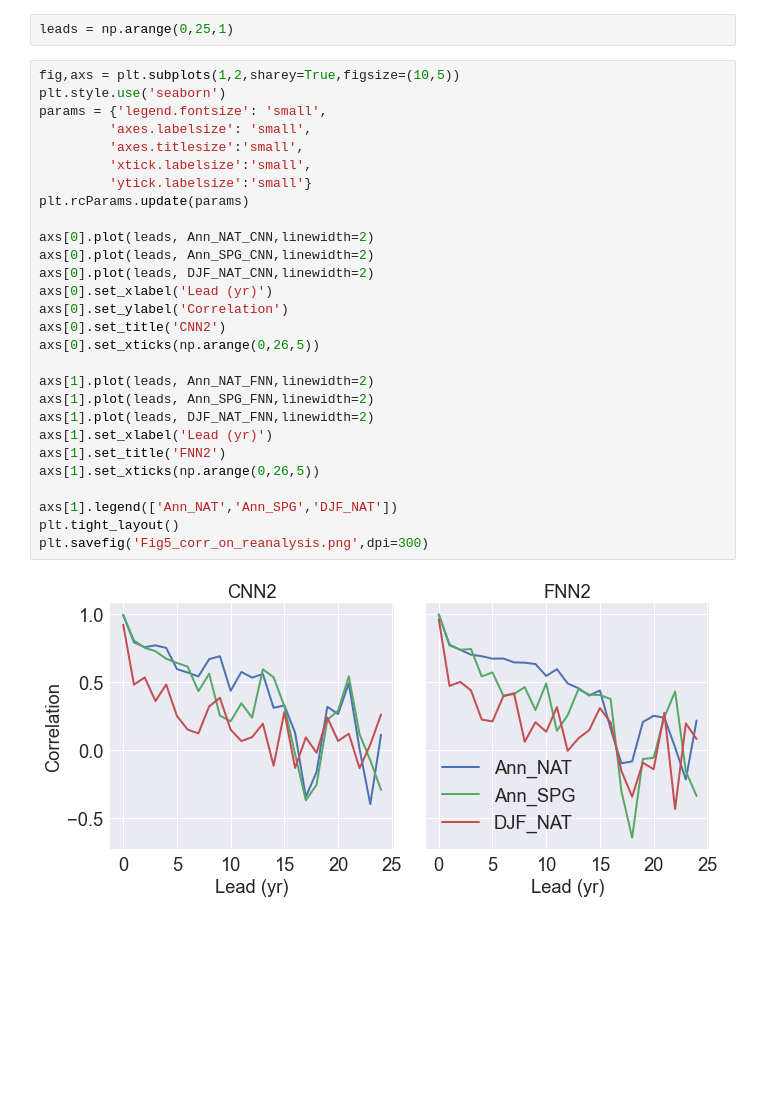
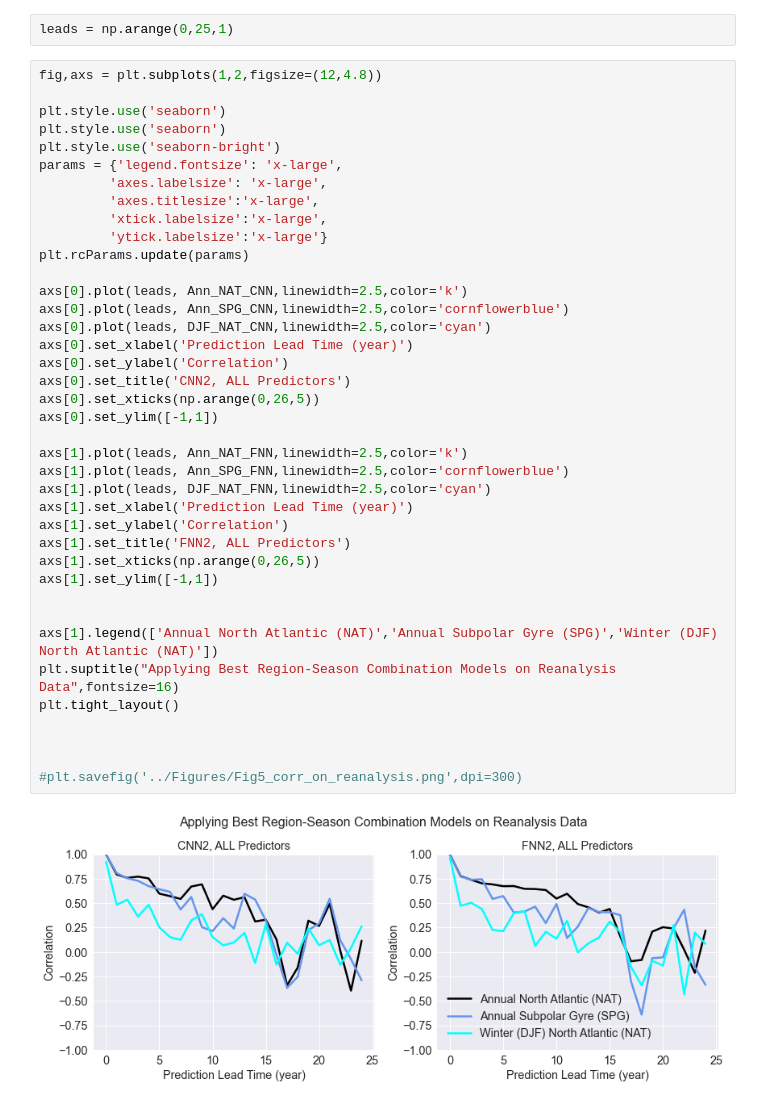
Before and after one commit to glennliu265/predict_amv, a Jupyter notebook: Reanalysis_validation/plot_correlation_for_reanalysis_data.ipynb, the cells around one changed output. Drawn from its saved outputs; the diff is of its cells as text; blank space fills up the shorter version.

Commit message:
add figure 5

```diff
--- a/Reanalysis_validation/plot_correlation_for_reanalysis_data.ipynb
+++ b/Reanalysis_validation/plot_correlation_for_reanalysis_data.ipynb
@@ -14,32 +14,43 @@ DJF_NAT_FNN = df['DJF_FNN']
 # %%
 leads = np.arange(0,25,1)
 # %%
-fig,axs = plt.subplots(1,2,sharey=True,figsize=(10,5))
+fig,axs = plt.subplots(1,2,figsize=(12,4.8))
+
 plt.style.use('seaborn')
-params = {'legend.fontsize': 'small',
-         'axes.labelsize': 'small',
-         'axes.titlesize':'small',
-         'xtick.labelsize':'small',
-         'ytick.labelsize':'small'}
+plt.style.use('seaborn')
+plt.style.use('seaborn-bright')
+params = {'legend.fontsize': 'x-large',
+         'axes.labelsize': 'x-large',
+         'axes.titlesize':'x-large',
+         'xtick.labelsize':'x-large',
+         'ytick.labelsize':'x-large'}
 plt.rcParams.update(params)
 
-axs[0].plot(leads, Ann_NAT_CNN,linewidth=2)
-axs[0].plot(leads, Ann_SPG_CNN,linewidth=2)
-axs[0].plot(leads, DJF_NAT_CNN,linewidth=2)
-axs[0].set_xlabel('Lead (yr)')
+axs[0].plot(leads, Ann_NAT_CNN,linewidth=2.5,color='k')
+axs[0].plot(leads, Ann_SPG_CNN,linewidth=2.5,color='cornflowerblue')
+axs[0].plot(leads, DJF_NAT_CNN,linewidth=2.5,color='cyan')
+axs[0].set_xlabel('Prediction Lead Time (year)')
 axs[0].set_ylabel('Correlation')
-axs[0].set_title('CNN2')
+axs[0].set_title('CNN2, ALL Predictors')
 axs[0].set_xticks(np.arange(0,26,5))
+axs[0].set_ylim([-1,1])
 
-axs[1].plot(leads, Ann_NAT_FNN,linewidth=2)
-axs[1].plot(leads, Ann_SPG_FNN,linewidth=2)
-axs[1].plot(leads, DJF_NAT_FNN,linewidth=2)
-axs[1].set_xlabel('Lead (yr)')
-axs[1].set_title('FNN2')
+axs[1].plot(leads, Ann_NAT_FNN,linewidth=2.5,color='k')
+axs[1].plot(leads, Ann_SPG_FNN,linewidth=2.5,color='cornflowerblue')
+axs[1].plot(leads, DJF_NAT_FNN,linewidth=2.5,color='cyan')
+axs[1].set_xlabel('Prediction Lead Time (year)')
+axs[1].set_ylabel('Correlation')
+axs[1].set_title('FNN2, ALL Predictors')
 axs[1].set_xticks(np.arange(0,26,5))
+axs[1].set_ylim([-1,1])
 
-axs[1].legend(['Ann_NAT','Ann_SPG','DJF_NAT'])
+
+axs[1].legend(['Annual North Atlantic (NAT)','Annual Subpolar Gyre (SPG)','Winter (DJF) North Atlantic (NAT)'])
+plt.suptitle("Applying Best Region-Season Combination Models on Reanalysis Data",fontsize=16)
 plt.tight_layout()
-plt.savefig('Fig5_corr_on_reanalysis.png',dpi=300)
+
+
+
+#plt.savefig('../Figures/Fig5_corr_on_reanalysis.png',dpi=300)
 # %% [output]
-[figure, old version]
+[figure, new version]
```
Also changed, not shown: 4 other files.
